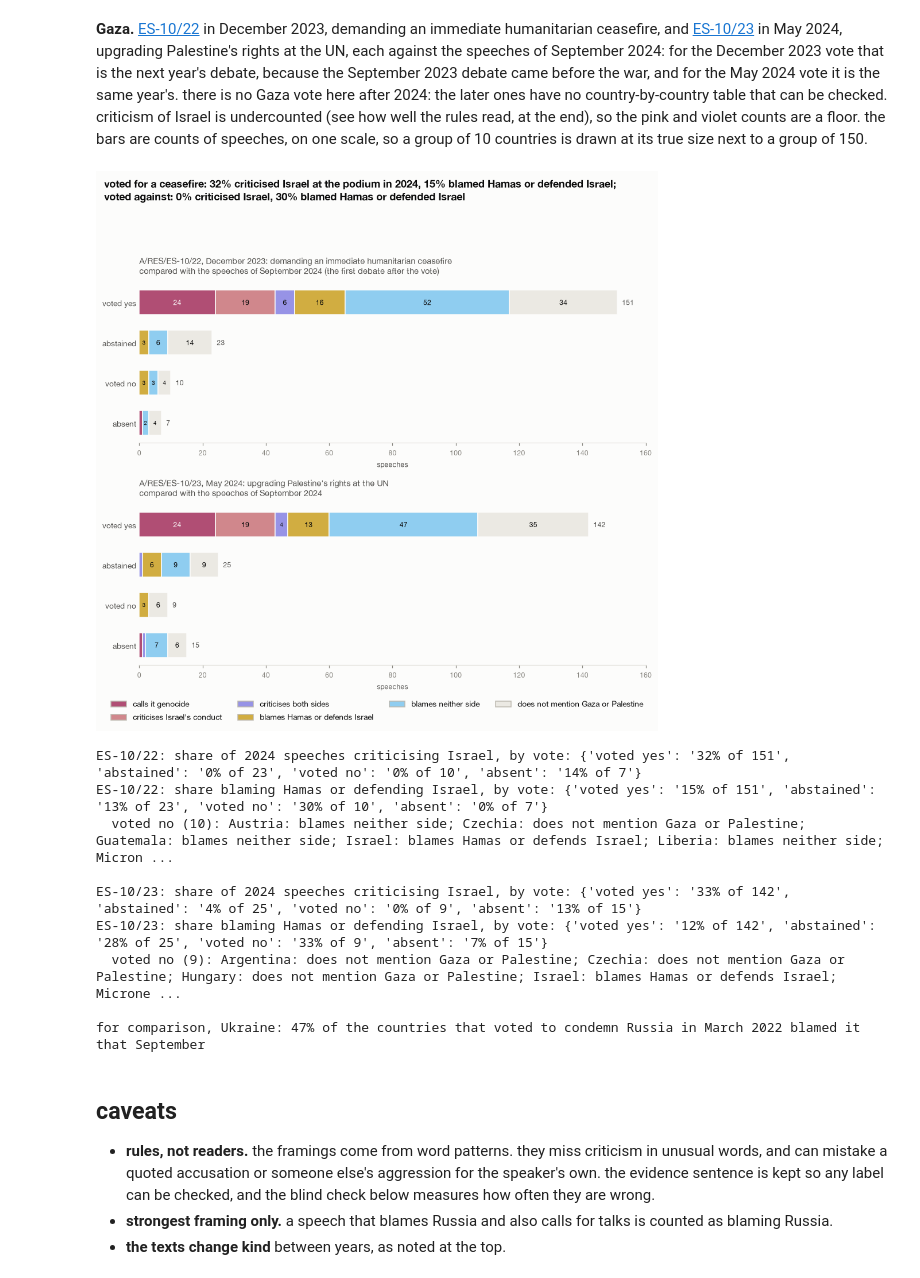
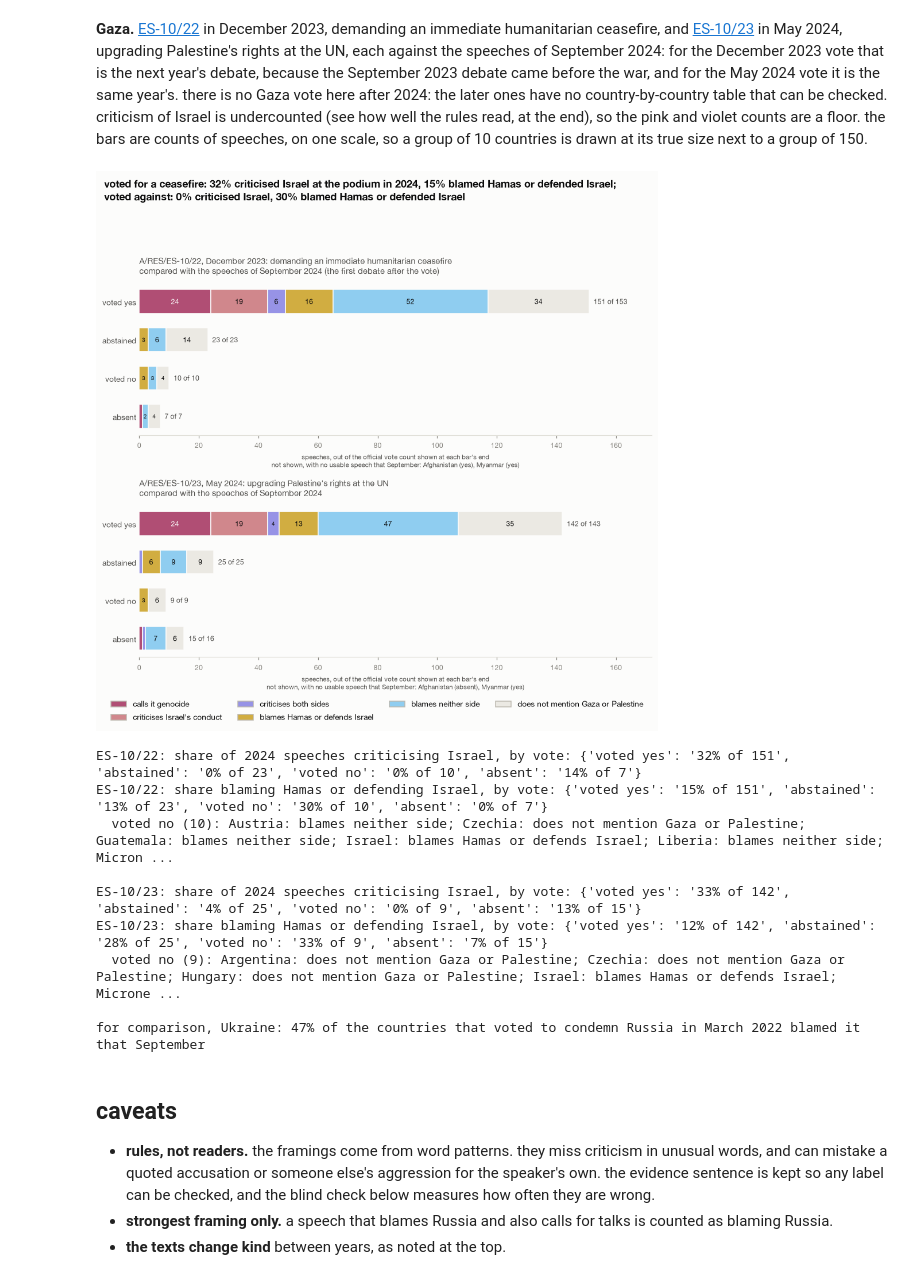
Before and after one commit to jeremychia/unga-speeches, a Jupyter notebook: notebooks/unga_2026_wars.ipynb, the cells around one changed output. Drawn from its saved outputs; the diff is of its cells as text; code cells hidden in the pictures.

```diff
--- a/notebooks/unga_2026_wars.ipynb
+++ b/notebooks/unga_2026_wars.ipynb
@@ -387,6 +387,15 @@ General Assembly votes on each war, set against the speeches that followed. the
 # %%
 VOTES = ["yes", "abstain", "no", "absent"]
 VOTE_LABEL = {"yes": "voted yes", "abstain": "abstained", "no": "voted no", "absent": "absent"}
+DELEGATION = ref.dropna(subset=["iso3"]).drop_duplicates("iso3").set_index("iso3").name
+
+
+def left_out(res, d):
+    """the voting states with no usable speech that September, so not in the bars, as "name (vote)"."""
+    gone = votes.loc[~votes.index.isin(d.iso3), res].dropna()
+    return ", ".join(sorted(f"{DELEGATION.get(iso, iso)} ({VOTE_LABEL[v].replace('voted ', '')})" for iso, v in gone.items()))
+
+
 panels = [(2022, "ES-11/1", "March 2022: deploring Russia's aggression"), (2025, "ES-11/7", "February 2025: calling for a just peace and Russia's withdrawal")]
 
 fig, axes = plt.subplots(2, 1, figsize=SQUARE)
@@ -405,11 +414,13 @@ for ax, (year, res, label) in zip(axes, panels):
             if v >= 2:
                 ax.text(l + v / 2, k, str(v), ha="center", va="center", fontsize=8 if v >= 6 else 6.5, color=SURFACE if c == BLAMES else INK)
         left += count[c].values
+    official = votes[res].value_counts().reindex(VOTES, fill_value=0)
     for k, total in enumerate(left):
-        ax.text(total + 1.5, k, str(int(total)), va="center", fontsize=8, color=INK_2)
+        ax.text(total + 1.5, k, f"{int(total)} of {official.iloc[k]}", va="center", fontsize=8, color=INK_2)
     ax.set_yticks(range(len(VOTES)), [VOTE_LABEL[v] for v in VOTES], fontsize=9)
-    ax.invert_yaxis(); ax.set_xlim(0, 160); ax.tick_params(axis="y", length=0); ax.tick_params(axis="x", labelsize=8)
-    ax.set_xlabel("speeches", fontsize=8, color=INK_2)
+    ax.invert_yaxis(); ax.set_xlim(0, 172); ax.tick_params(axis="y", length=0); ax.tick_params(axis="x", labelsize=8)
+    ax.set_xlabel(f"speeches, out of the official vote count shown at each bar's end\nnot shown, with no usable speech that September: {left_out(res, d)}",
+                  fontsize=7.5, color=INK_2)
     ax.spines["left"].set_visible(False)
     ax.set_title(f"A/RES/{res}, {label}\ncompared with the speeches of September {year}", fontsize=9.5, fontweight="normal", color=INK_2)
 yes22 = summary[2022][0].at["yes", BLAMES]
@@ -475,37 +486,39 @@ for ax, (res, label, note) in zip(axes, gaza_panels):
     n = d.vote.value_counts().reindex(VOTES, fill_value=0)
     gaza_summary[res] = (share, n, d)
     # bars are counts of speeches, on one scale for both votes, so a group of 10 does not look as large as a group of 150
     count = pd.crosstab(d.vote, d.cls).reindex(index=VOTES, columns=list(GZ), fill_value=0)
     left = np.zeros(len(VOTES))
     for c in GZ:
         ax.barh(range(len(VOTES)), count[c], left=left, color=GZ[c], edgecolor=SURFACE, linewidth=1, height=0.62)
         for k, (l, v) in enumerate(zip(left, count[c])):
             if v >= 2:
                 ax.text(l + v / 2, k, str(v), ha="center", va="center", fontsize=8 if v >= 6 else 6.5, color=SURFACE if c == GENOCIDE else INK)
         left += count[c].values
+    official = votes[res].value_counts().reindex(VOTES, fill_value=0)
     for k, total in enumerate(left):
-        ax.text(total + 1.5, k, str(int(total)), va="center", fontsize=8, color=INK_2)
+        ax.text(total + 1.5, k, f"{int(total)} of {official.iloc[k]}", va="center", fontsize=8, color=INK_2)
     ax.set_yticks(range(len(VOTES)), [VOTE_LABEL[v] for v in VOTES], fontsize=9)
-    ax.invert_yaxis(); ax.set_xlim(0, 160); ax.tick_params(axis="y", length=0); ax.tick_params(axis="x", labelsize=8)
-    ax.set_xlabel("speeches", fontsize=8, color=INK_2)
+    ax.invert_yaxis(); ax.set_xlim(0, 172); ax.tick_params(axis="y", length=0); ax.tick_params(axis="x", labelsize=8)
+    ax.set_xlabel(f"speeches, out of the official vote count shown at each bar's end\nnot shown, with no usable speech that September: {left_out(res, d)}",
+                  fontsize=7.5, color=INK_2)
     ax.spines["left"].set_visible(False)
     ax.set_title(f"A/RES/{res}, {label}\ncompared with the speeches of September 2024{note}", fontsize=9.5, fontweight="normal", color=INK_2)
 ceasefire = gaza_summary["ES-10/22"][0]
 fig.suptitle(f"voted for a ceasefire: {ceasefire.loc['yes', CRITICAL].sum():.0%} criticised Israel at the podium in 2024, "
              f"{ceasefire.loc['yes', SIDES].sum():.0%} blamed Hamas or defended Israel;\nvoted against: "
              f"{ceasefire.loc['no', CRITICAL].sum():.0%} criticised Israel, {ceasefire.loc['no', SIDES].sum():.0%} blamed Hamas or defended Israel",
              x=0.02, ha="left", fontweight="bold", fontsize=12)
 legend(fig, [(c, GZ[c]) for c in GZ])
 plt.tight_layout(rect=(0, 0.06, 1, 0.92)); show(fig, "w6_gaza_words_and_votes")
 
 for res, (share, n, d) in gaza_summary.items():
     print(f"{res}: share of 2024 speeches criticising Israel, by vote:", {VOTE_LABEL[v]: f"{share.loc[v, CRITICAL].sum():.0%} of {n[v]}" for v in VOTES})
     print(f"{res}: share blaming Hamas or defending Israel, by vote:", {VOTE_LABEL[v]: f"{share.loc[v, SIDES].sum():.0%} of {n[v]}" for v in VOTES})
     against = d[d.vote == "no"].sort_values("delegation")
     print(f"  voted no ({len(against)}):", "; ".join(f"{r.delegation}: {r.cls}" for r in against.itertuples()), "\n")
 print(f"for comparison, Ukraine: {summary[2022][0].at['yes', BLAMES]:.0%} of the countries that voted to condemn Russia in March 2022 blamed it that September")
 # %% [output]
-[figure, old version]
+[figure, new version]
 ES-10/22: share of 2024 speeches criticising Israel, by vote: {'voted yes': '32% of 151', 'abstained': '0% of 23', 'voted no': '0% of 10', 'absent': '14% of 7'}
 ES-10/22: share blaming Hamas or defending Israel, by vote: {'voted yes': '15% of 151', 'abstained': '13% of 23', 'voted no': '30% of 10', 'absent': '0% of 7'}
   voted no (10): Austria: blames neither side; Czechia: does not mention Gaza or Palestine; Guatemala: blames neither side; Israel: blames Hamas or defends Israel; Liberia: blames neither side; Micron ...
```
Also changed, not shown: parts of 2 cells of this notebook, 1 other file.
